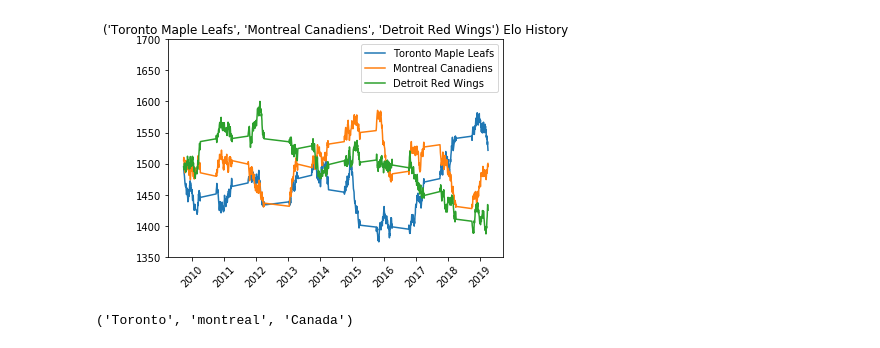
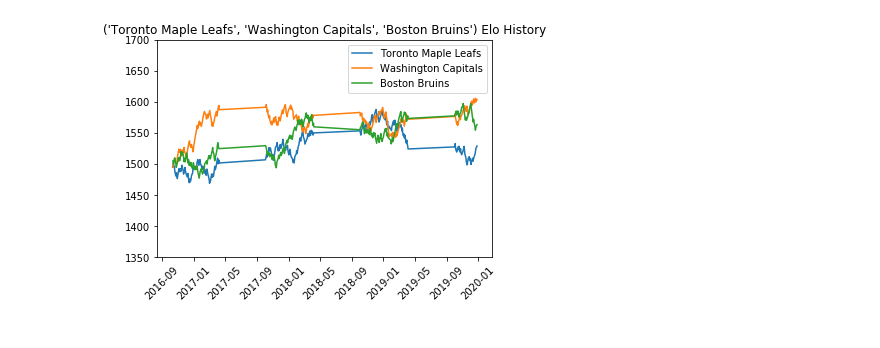
Before and after one commit to willseff/MSCI-436---NHL-Elo, a Jupyter notebook: NHL Elo.ipynb, the cells around one changed output. Cells and saved outputs as stored; diff of their text form; code cells hidden in the pictures.

```diff
--- a/NHL Elo.ipynb
+++ b/NHL Elo.ipynb
@@ -486,0 +185,43 @@ games_prediction
+# %%
+from peewee import *
+
+db = SqliteDatabase('elos.db')
+
+class Prediction(Model):
+    date = DateField()
+    visitor = CharField(max_length=50)
+    visitor_win = FloatField(default=0)
+    home = CharField(max_length=50)
+    home_win = FloatField(default=0)
+    class Meta:
+        database = db
+
+class Elos(Model):
+    team = CharField(max_length=50, unique=True)
+    elo = FloatField(default=1500)
+    class Meta:
+        database = db
+
+
+def add_information_prediction(row):
+    Prediction.create(date=row.Date,
+				visitor=row.Visitor,
+                visitor_win=row[3],
+                home=row.Home,
+                home_win=row[5]
+                )
+def add_information_elos(tup):
+    Elos.create(team=tup[0],
+                elo=tup[1])
+
+db.connect()
+db.create_tables([Elos, Prediction], safe=True)
+# %%
+for row in games_prediction.itertuples():
+    add_information_prediction(row)
+# %%
+for row in zip(elos.index, map(float,elos.values)):
+    add_information_elos(row)
+# %%
+for row in zip(elos.index, map(float,elos.values)):
+    print(row[1])
@@ -552,26 +311,19 @@ import matplotlib.pyplot as plt
 # %%
 def plot_history(*args):
     fig = plt.figure()
     ax = fig.add_subplot(111)
     ax.set_ylim([1350,1700])
     plt.xticks(rotation=45)
 
     for team in args:
         cax = plt.plot(elos.history[team]['Date'],
                 elos.history[team]['Elo Rating'],
                       label = team)
 
     plt.title(f'{args} Elo History')
     plt.legend()
 
 
-plot_history('Toronto Maple Leafs', 'Montreal Canadiens','Detroit Red Wings')
+plot_history('Toronto Maple Leafs','Washington Capitals', 'Boston Bruins')
 # %% [output]
-[figure, old version]
+[figure, new version]
-# %%
-def print_args(*args):
-    print(args)
-
-print_args('Toronto',"montreal",'Canada')
-# %% [output]
-('Toronto', 'montreal', 'Canada')
```
Also changed, not shown: parts of 80 cells of this notebook.
